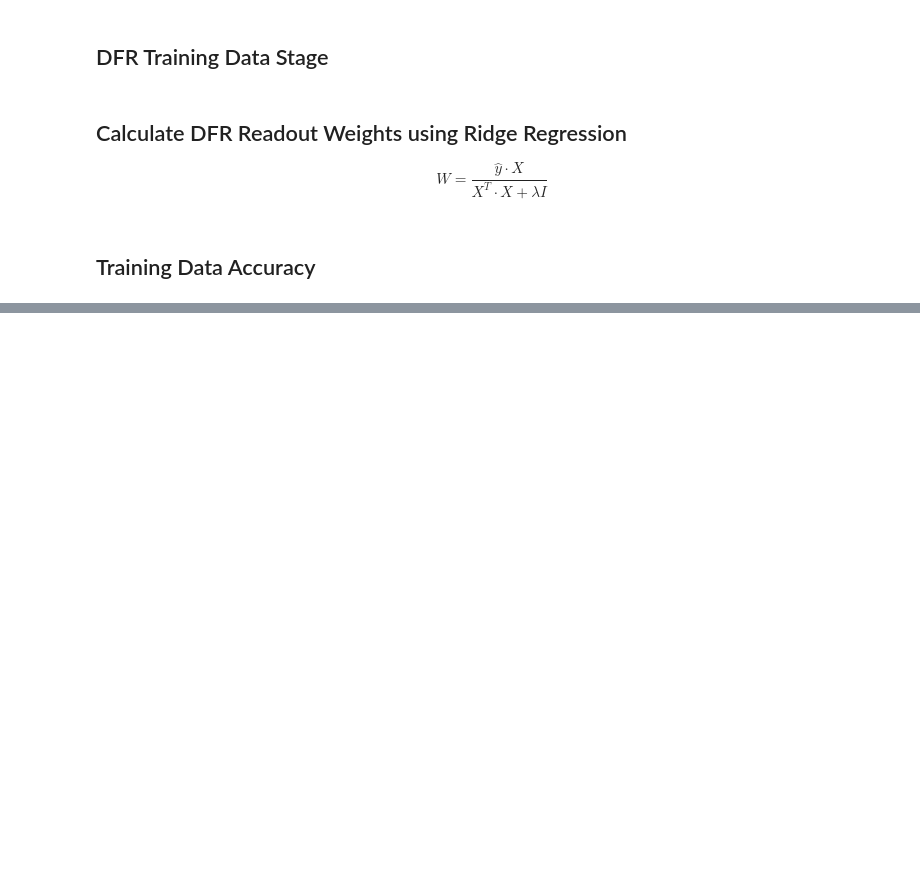
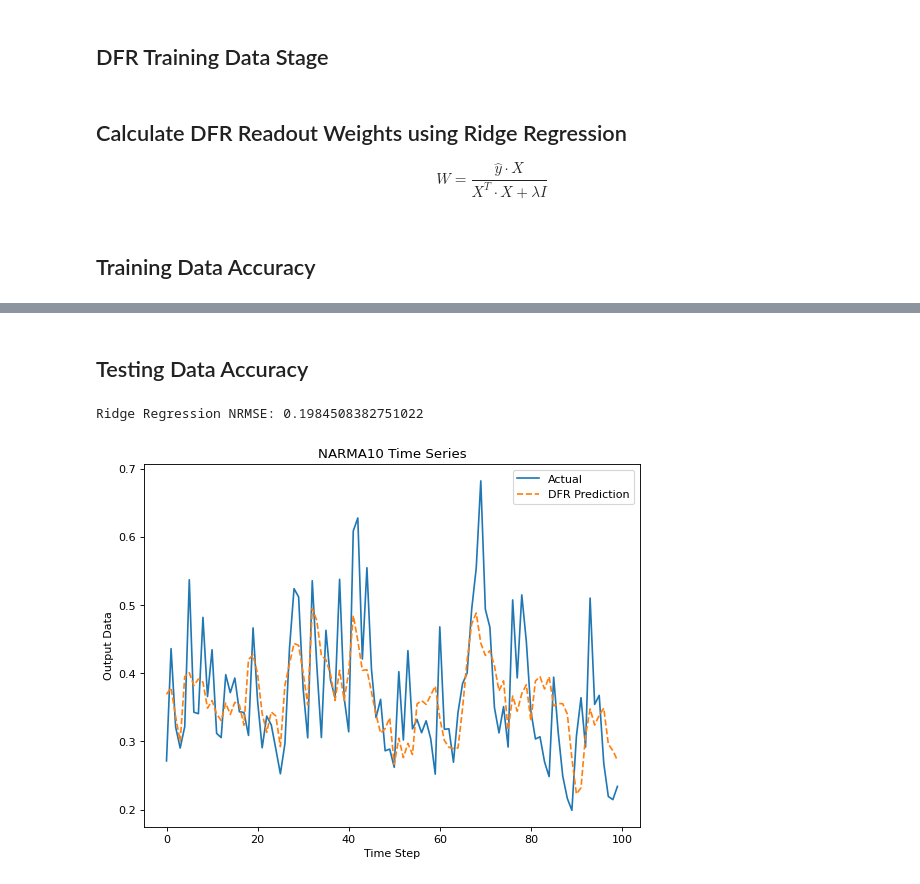
Before and after one commit to oshears/bladerf_dfr_accelerator, a Jupyter notebook: python/narma10_dfr.ipynb, the cells around one changed output, grey strips where cells are left out. Cells and saved outputs as stored; diff of their text form; code cells hidden in the pictures; blank space fills up the shorter version.

Commit message:
updated narma10 dfr ipynb

```diff
--- a/python/narma10_dfr.ipynb
+++ b/python/narma10_dfr.ipynb
@@ -123,0 +124,29 @@ Ridge Regression NRMSE: 0.205166350939036
+# %%
+reservoir_history = np.zeros((test_samples,N))
+y_hat = np.zeros(test_samples)
+for i in range(test_samples):
+    for j in range(N):
+
+        g_i = mg(gamma * masked_samples[i + init_samples + train_samples][j] + eta * reservoir[LAST_NODE])
+        reservoir[1:N] = reservoir[0:LAST_NODE]
+        reservoir[0] = g_i
+
+    reservoir_history[i] = reservoir
+# %% [markdown]
+## Testing Data Accuracy
+# %%
+y_hat_reg = reservoir_history.dot(W)
+loss = (np.linalg.norm(y_test - y_hat_reg) / np.linalg.norm(y_test))
+print(f"Ridge Regression NRMSE:\t{loss}")
+
+plt.figure(figsize=(8, 6), dpi=80)
+plt.plot(y_test[0:100],label="Actual")
+plt.plot(y_hat_reg[0:100],'--',label="DFR Prediction")
+plt.legend()
+plt.xlabel("Time Step")
+plt.ylabel("Output Data")
+plt.title("NARMA10 Time Series")
+plt.show()
+# %% [output]
+Ridge Regression NRMSE: 0.1984508382751022
+[figure, added]
```
Also changed, not shown: parts of 4 cells of this notebook.
